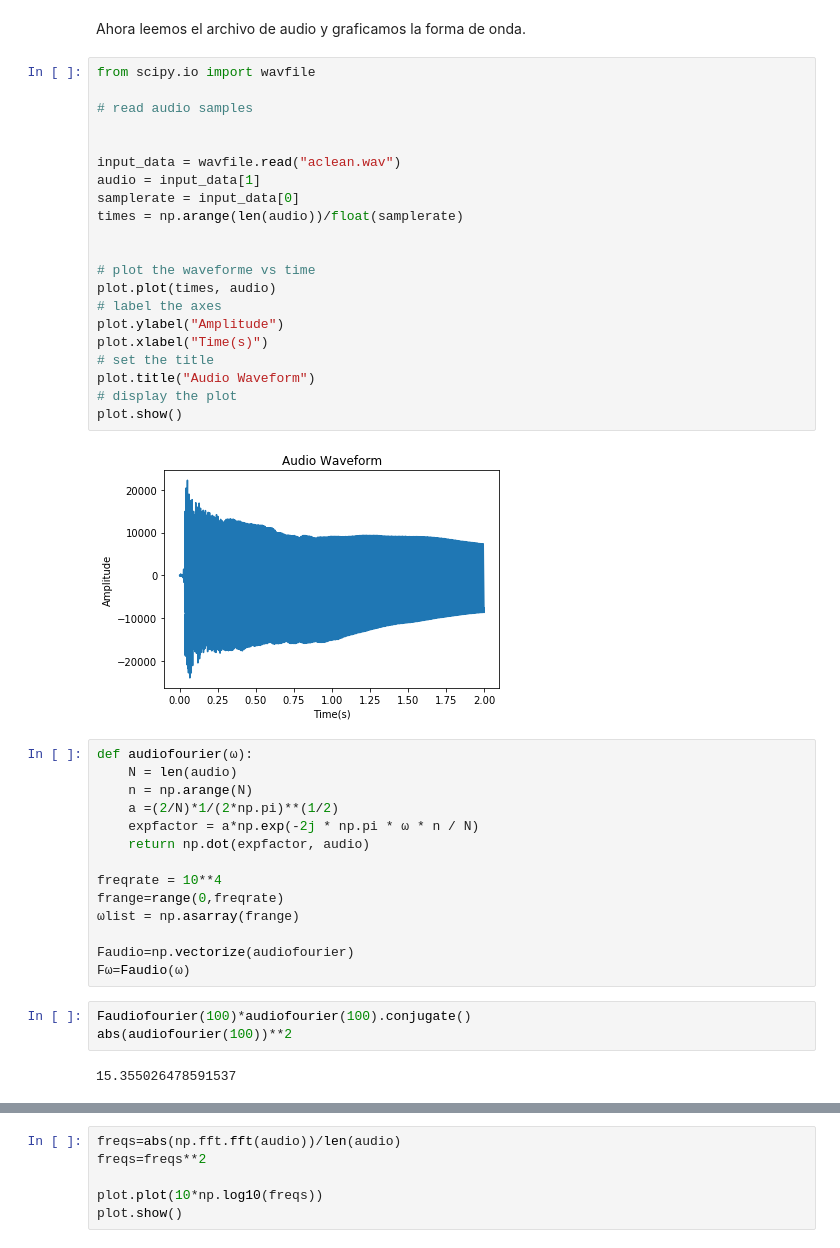
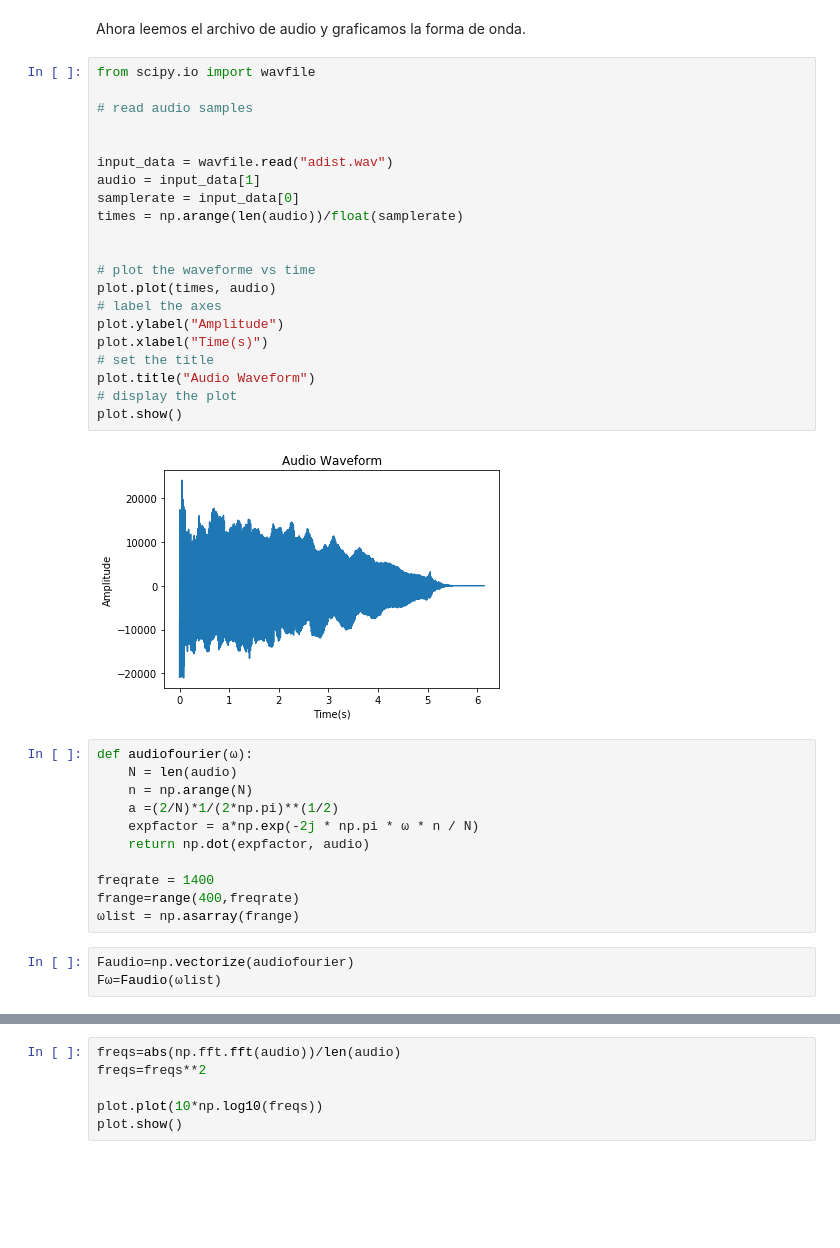
Before and after one commit to selimibn/met2pysound, a Jupyter notebook: Fourier.ipynb, the cells around one changed output, grey strips where cells are left out. Saved outputs shown, nothing was run; the diff lists cells and outputs as text; blank space fills up the shorter version.

```diff
--- a/Fourier.ipynb
+++ b/Fourier.ipynb
@@ -49,26 +51,26 @@ Ahora leemos el archivo de audio y graficamos la forma de onda.
 # %%
 from scipy.io import wavfile
 
 # read audio samples
 
 
-input_data = wavfile.read("aclean.wav")
+input_data = wavfile.read("adist.wav")
 audio = input_data[1]
 samplerate = input_data[0]
 times = np.arange(len(audio))/float(samplerate)
 
 
 # plot the waveforme vs time
 plot.plot(times, audio)
 # label the axes
 plot.ylabel("Amplitude")
 plot.xlabel("Time(s)")
 # set the title
 plot.title("Audio Waveform")
 # display the plot
 plot.show()
 # %% [output]
-[figure, old version]
+[figure, new version]
 # %%
 def audiofourier(ω):
     N = len(audio)
@@ -77,14 +79,9 @@ def audiofourier(ω):
     expfactor = a*np.exp(-2j * np.pi * ω * n / N)
     return np.dot(expfactor, audio)
 
-freqrate = 10**4
-frange=range(0,freqrate)
+freqrate = 1400
+frange=range(400,freqrate)
 ωlist = np.asarray(frange)
-
-Faudio=np.vectorize(audiofourier)
-Fω=Faudio(ω)
-# %%
-Faudiofourier(100)*audiofourier(100).conjugate()
-abs(audiofourier(100))**2
-# %% [output]
-15.355026478591537
+# %%
+Faudio=np.vectorize(audiofourier)
+Fω=Faudio(ωlist)
```
Also changed, not shown: parts of 2 cells of this notebook.
